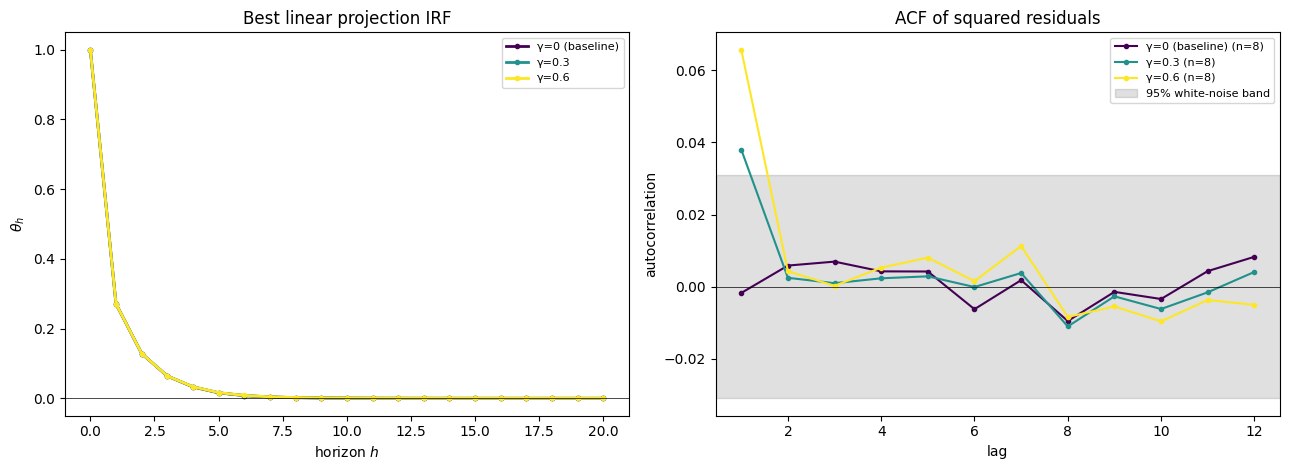
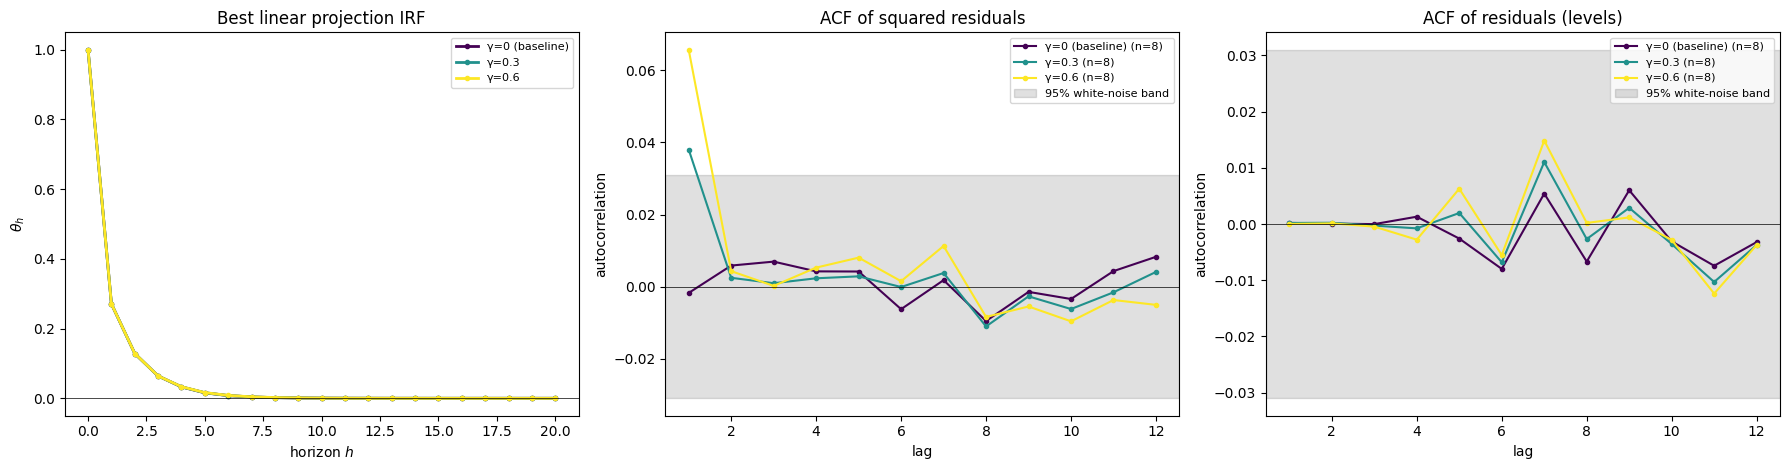
The notebook cell's code change between the first figure and the second:
--- before
+++ after
@@ -1,3 +1,3 @@
-fig, axes = plt.subplots(1, 2, figsize=(13, 4.8))
+fig, axes = plt.subplots(1, 3, figsize=(18, 4.8))
 
 # (a) near-invariant linear estimand
@@ -10,11 +10,11 @@
 ax.set_xlabel("horizon $h$"); ax.set_ylabel(r"$\theta_h$"); ax.legend(fontsize=8)
 
-# (b) conditional heteroskedasticity: ACF of squared eq-2 residual lifts with gamma
-ax = axes[1]
+# (b) & (c) residual diagnostics on the same paths: squares cluster (conditional heteroskedasticity),
+#           levels stay white (linear conditional mean is captured)
 def _acf(x, L=12):
     x = x - x.mean(); v = x @ x
     return np.array([1.0] + [(x[l:] @ x[:-l]) / v for l in range(1, L + 1)])
 for g in GAMMAS:
-    acfs = []
+    acf_sq, acf_lvl = [], []
     for s in np.random.SeedSequence(SEED).spawn(64):           # oversample: metastable paths are dropped below
         y = simulate_quad_lag_var(DGPS[g], 4000, np.random.default_rng(s))
@@ -23,21 +23,25 @@
         with np.errstate(all="ignore"):
             _, _, res = fit_var_ols(y, P)
-        acfs.append(_acf(res[:, 1] ** 2, 12))
-        if len(acfs) >= 8:
+        acf_sq.append(_acf(res[:, 1] ** 2, 12))                # squared eq-2 residual -> conditional variance
+        acf_lvl.append(_acf(res[:, 1], 12))                    # level   eq-2 residual -> should stay white
+        if len(acf_sq) >= 8:
             break
     lab = "γ=0 (baseline)" if g == 0 else f"γ={g}"
-    ax.plot(range(1, 13), np.nanmean(acfs, 0)[1:], "o-", ms=3, color=cg[g],   # lag 1..12 (lag 0 == 1 by definition)
-            label=lab + f" (n={len(acfs)})")                                   # n = stationary paths kept
-ax.axhline(0, color="k", lw=0.5)
-# Significance band = Bartlett white-noise band. Null: the squared residuals are serially
-# uncorrelated (white). Under that null the sample ACF is asymptotically rho_hat_k ~ N(0, 1/N),
-# so the two-sided 95% band is 0 +/- 1.96/sqrt(N). It is the standard correlogram band (an
-# asymptotic sampling result, not a simulated process); points outside it reject white-noise
-# -> evidence of volatility clustering / conditional heteroskedasticity. N = series length.
-nb_acf = 4000 - P                                  # squared-residual series length feeding each ACF
-band = 1.96 / np.sqrt(nb_acf)                      # Bartlett 95% white-noise band  +/- 1.96/sqrt(N)
-ax.axhspan(-band, band, color="black", alpha=0.12, label="95% white-noise band")
-ax.set_title("ACF of squared residuals")
-ax.set_xlabel("lag"); ax.set_ylabel("autocorrelation"); ax.legend(fontsize=8)
+    axes[1].plot(range(1, 13), np.nanmean(acf_sq, 0)[1:], "o-", ms=3, color=cg[g],   # lag 1..12 (lag 0 == 1)
+                 label=lab + f" (n={len(acf_sq)})")                                   # n = stationary paths kept
+    axes[2].plot(range(1, 13), np.nanmean(acf_lvl, 0)[1:], "o-", ms=3, color=cg[g],
+                 label=lab + f" (n={len(acf_lvl)})")
+
+# Significance band = Bartlett white-noise band. Null: the residual series is serially uncorrelated
+# (white). Under that null the sample ACF is asymptotically rho_hat_k ~ N(0, 1/N), so the two-sided
+# 95% band is 0 +/- 1.96/sqrt(N) (standard correlogram band; asymptotic, not a simulated process).
+# (b) squares break out of the band -> conditional heteroskedasticity; (c) levels stay inside the
+# band -> the linear conditional mean is captured, only the variance moves with gamma. N = series len.
+nb_acf = 4000 - P
+band = 1.96 / np.sqrt(nb_acf)
+for ax, ttl in ((axes[1], "ACF of squared residuals"), (axes[2], "ACF of residuals (levels)")):
+    ax.axhline(0, color="k", lw=0.5)
+    ax.axhspan(-band, band, color="black", alpha=0.12, label="95% white-noise band")
+    ax.set_title(ttl); ax.set_xlabel("lag"); ax.set_ylabel("autocorrelation"); ax.legend(fontsize=8)
 # fig.suptitle("Nonlinear-DGP: estimand fixed, residuals conditionally heteroskedastic", fontweight="bold")
 fig.tight_layout()

Commit: Ch. 5